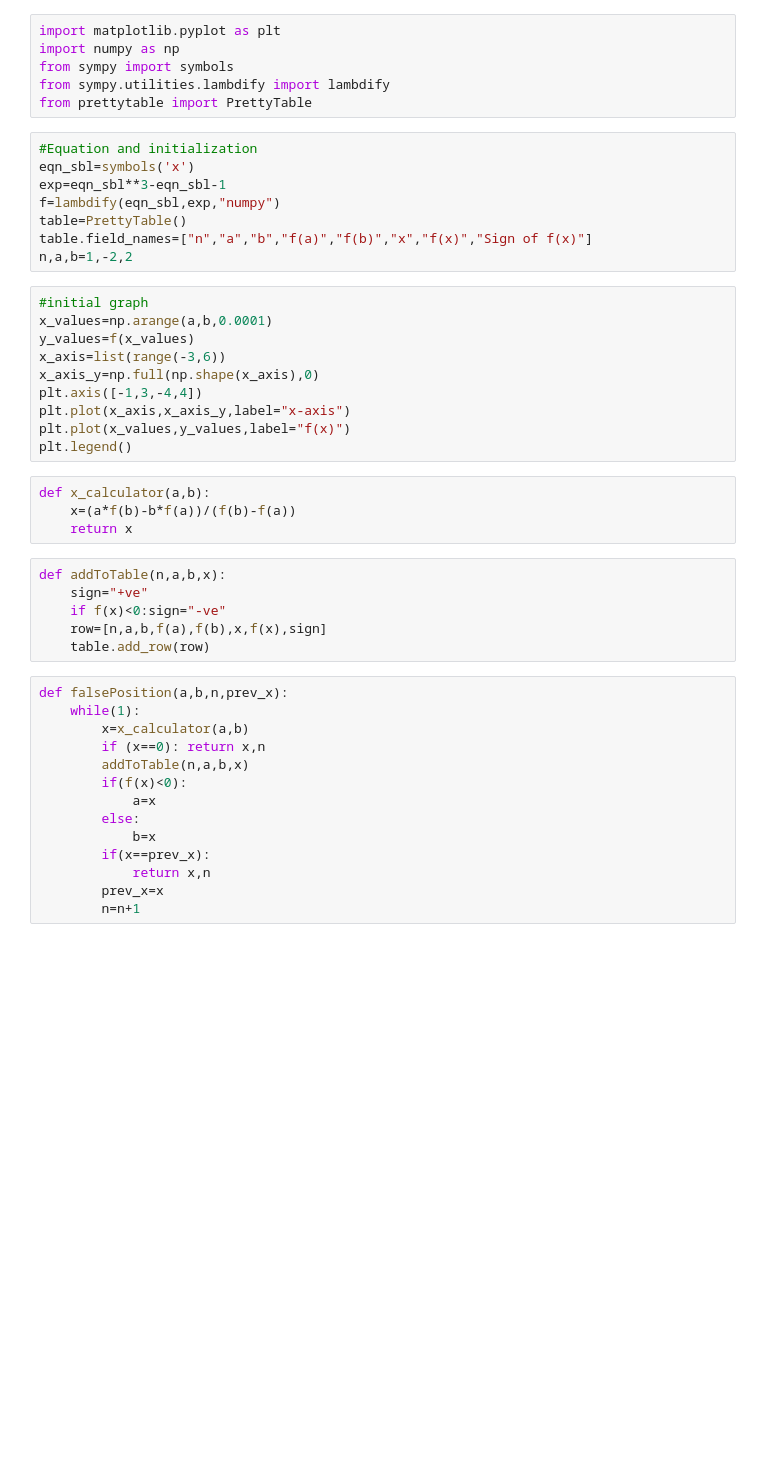
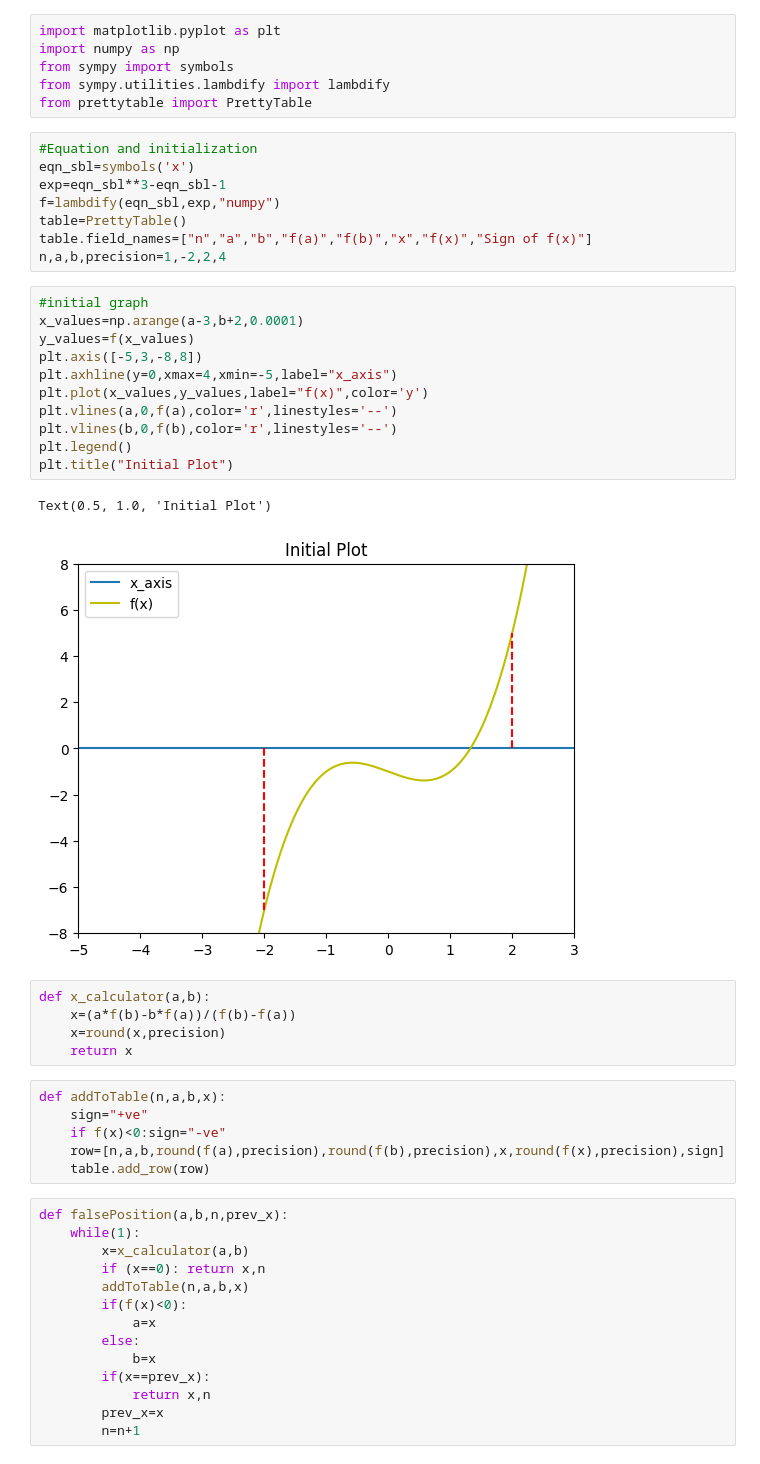
Before and after one commit to BigyaDhungana/False-Position, a Jupyter notebook: falseposition.ipynb, the cells around one changed output. Drawn from its saved outputs; the diff is of its cells as text; blank space fills up the shorter version.

```diff
--- a/falseposition.ipynb
+++ b/falseposition.ipynb
@@ -11,26 +11,31 @@ exp=eqn_sbl**3-eqn_sbl-1
 f=lambdify(eqn_sbl,exp,"numpy")
 table=PrettyTable()
 table.field_names=["n","a","b","f(a)","f(b)","x","f(x)","Sign of f(x)"]
-n,a,b=1,-2,2
+n,a,b,precision=1,-2,2,4
 # %%
 #initial graph
-x_values=np.arange(a,b,0.0001)
+x_values=np.arange(a-3,b+2,0.0001)
 y_values=f(x_values)
-x_axis=list(range(-3,6))
-x_axis_y=np.full(np.shape(x_axis),0)
-plt.axis([-1,3,-4,4])
-plt.plot(x_axis,x_axis_y,label="x-axis")
-plt.plot(x_values,y_values,label="f(x)")
+plt.axis([-5,3,-8,8])
+plt.axhline(y=0,xmax=4,xmin=-5,label="x_axis")
+plt.plot(x_values,y_values,label="f(x)",color='y')
+plt.vlines(a,0,f(a),color='r',linestyles='--')
+plt.vlines(b,0,f(b),color='r',linestyles='--')
 plt.legend()
+plt.title("Initial Plot")
+# %% [output]
+Text(0.5, 1.0, 'Initial Plot')
+[figure, added]
 # %%
 def x_calculator(a,b):
     x=(a*f(b)-b*f(a))/(f(b)-f(a))
+    x=round(x,precision)
     return x
 # %%
 def addToTable(n,a,b,x):
     sign="+ve"
     if f(x)<0:sign="-ve"
-    row=[n,a,b,f(a),f(b),x,f(x),sign]
+    row=[n,a,b,round(f(a),precision),round(f(b),precision),x,round(f(x),precision),sign]
     table.add_row(row)
 # %%
 def falsePosition(a,b,n,prev_x):
```
Also changed, not shown: parts of 2 cells of this notebook.
